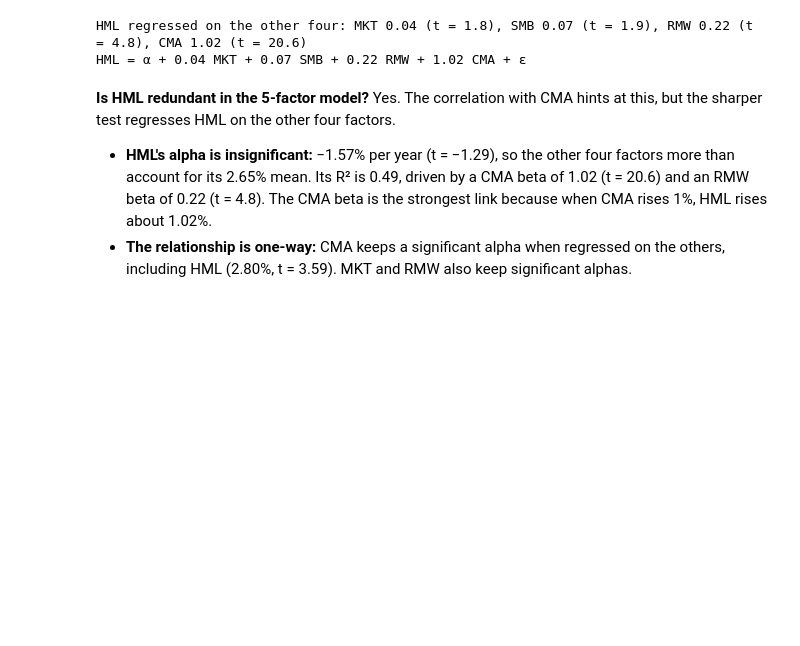
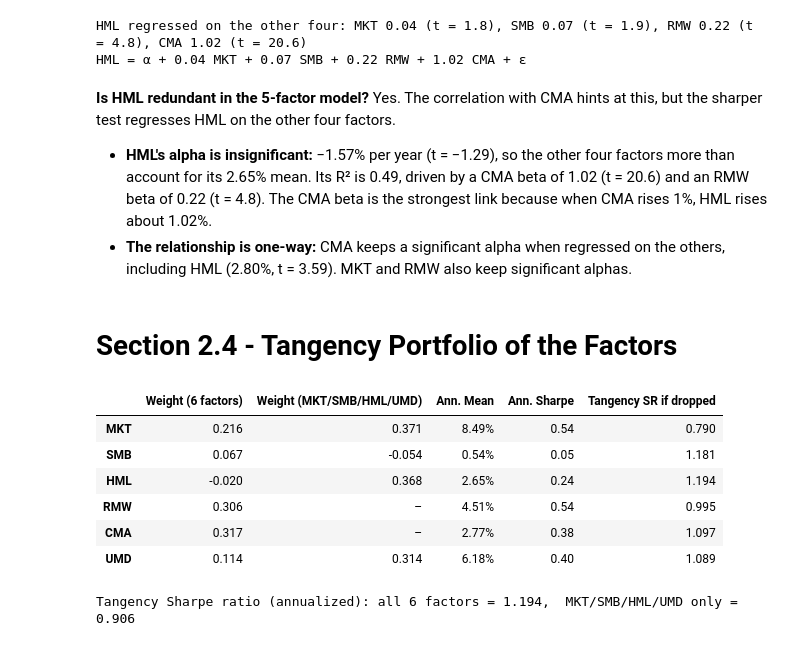
Before and after one commit to Brendon-Wang/finm-36700portfolio, a Jupyter notebook: hw6/smart_beta_factor_investing/smart_beta_factor_investing.ipynb, the cells around one changed output. Drawn from its saved outputs; the diff is of its cells as text; code cells hidden in the pictures; blank space fills up the shorter version.

```diff
--- a/hw6/smart_beta_factor_investing/smart_beta_factor_investing.ipynb
+++ b/hw6/smart_beta_factor_investing/smart_beta_factor_investing.ipynb
@@ -161,3 +161,38 @@ HML = α + 0.04 MKT + 0.07 SMB + 0.22 RMW + 1.02 CMA + ε
 
 * **HML's alpha is insignificant:** −1.57% per year (t = −1.29), so the other four factors more than account for its 2.65% mean. Its R² is 0.49, driven by a CMA beta of 1.02 (t = 20.6) and an RMW beta of 0.22 (t = 4.8). The CMA beta is the strongest link because when CMA rises 1%, HML rises about 1.02%.
 * **The relationship is one-way:** CMA keeps a significant alpha when regressed on the others, including HML (2.80%, t = 3.59). MKT and RMW also keep significant alphas.
+# %% [markdown]
+# Section 2.4 - Tangency Portfolio of the Factors
+# %%
+def tangency(df, freq=12):
+    # In-sample tangency weights (w ∝ Σ⁻¹μ, normalized to sum to 1) and the portfolio's annualized Sharpe ratio
+    w = pd.Series(np.linalg.solve(df.cov(), df.mean()), index=df.columns)
+    w = w / w.sum()
+    port = df @ w
+    return w, port.mean() / port.std() * np.sqrt(freq)
+
+w6, sr6 = tangency(F)
+w4, sr4 = tangency(F[["MKT", "SMB", "HML", "UMD"]])
+
+# Marginal value of each factor: tangency Sharpe after dropping it from the 6-factor set
+drop_sr = pd.Series({f: tangency(F.drop(columns=f))[1] for f in F.columns})
+
+tan_tbl = pd.DataFrame({
+    "Weight (6 factors)":        w6,
+    "Weight (MKT/SMB/HML/UMD)":  w4,
+    "Ann. Mean":                 F.mean() * 12,
+    "Ann. Sharpe":               F.mean() / F.std() * np.sqrt(12),
+    "Tangency SR if dropped":    drop_sr,
+}).reindex(F.columns)
+display(tan_tbl.style.format({"Weight (6 factors)": "{:.3f}", "Weight (MKT/SMB/HML/UMD)": "{:.3f}",
+                              "Ann. Mean": "{:.2%}", "Ann. Sharpe": "{:.2f}", "Tangency SR if dropped": "{:.3f}"}, na_rep="–"))
+print(f"Tangency Sharpe ratio (annualized): all 6 factors = {sr6:.3f},  MKT/SMB/HML/UMD only = {sr4:.3f}")
+# %% [output]
+|  | Weight (6 factors) | Weight (MKT/SMB/HML/UMD) | Ann. Mean | Ann. Sharpe | Tangency SR if dropped |
+| MKT | 0.216 | 0.371 | 8.49% | 0.54 | 0.790 |
+| SMB | 0.067 | -0.054 | 0.54% | 0.05 | 1.181 |
+| HML | -0.020 | 0.368 | 2.65% | 0.24 | 1.194 |
+| RMW | 0.306 | – | 4.51% | 0.54 | 0.995 |
+| CMA | 0.317 | – | 2.77% | 0.38 | 1.097 |
+| UMD | 0.114 | 0.314 | 6.18% | 0.40 | 1.089 |
+Tangency Sharpe ratio (annualized): all 6 factors = 1.194,  MKT/SMB/HML/UMD only = 0.906
```
Also changed, not shown: parts of 25 cells of this notebook.
